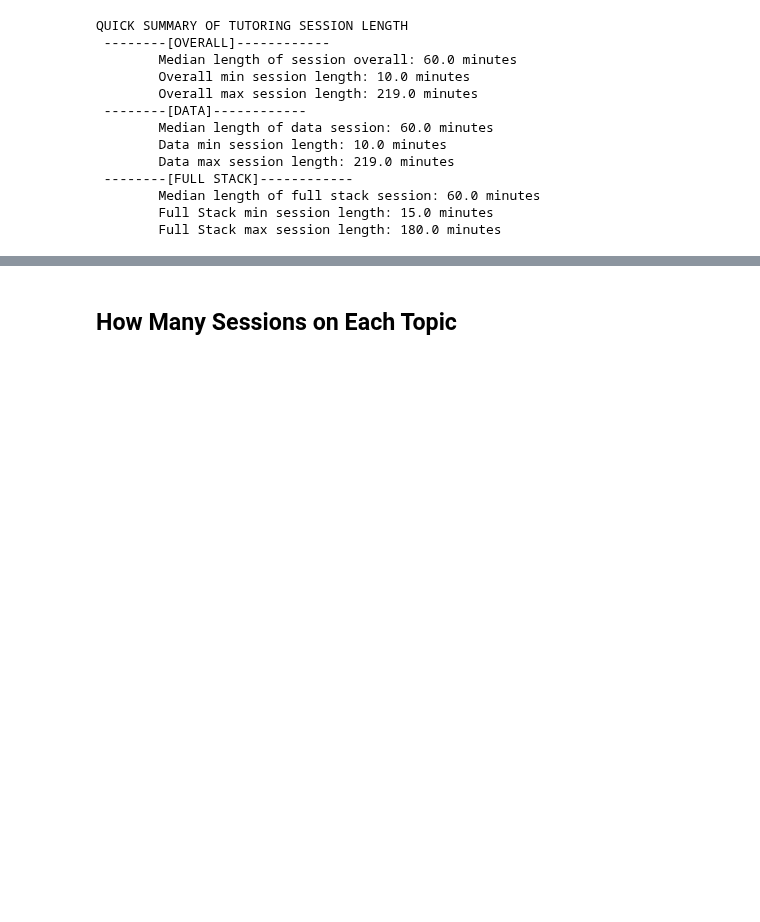
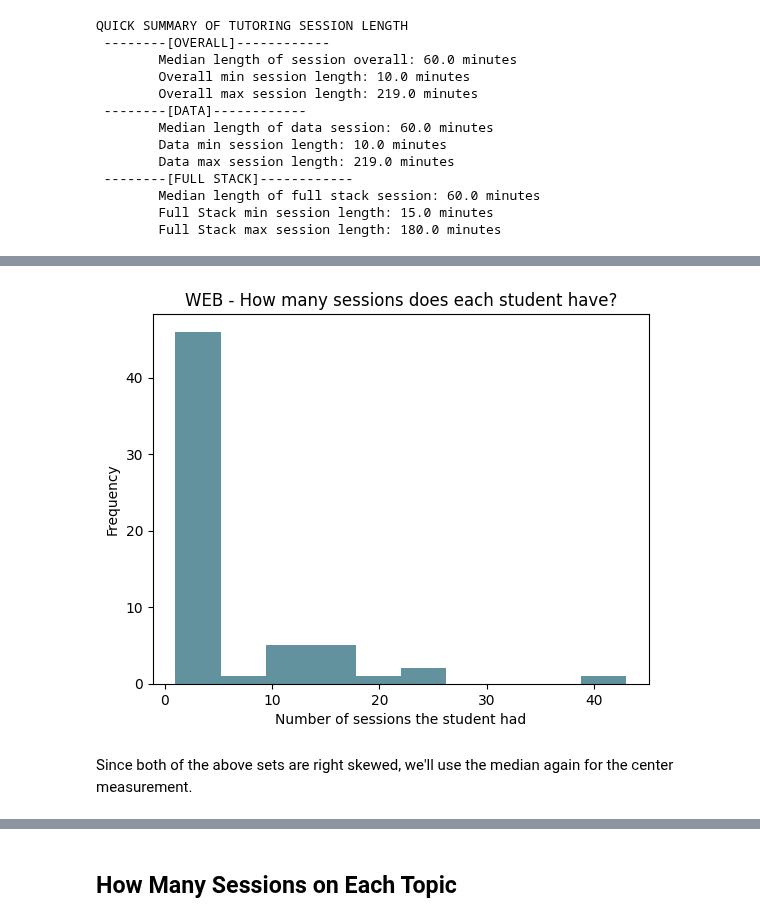
Before and after one commit to de-mark/tutoring_dashboard, a Jupyter notebook: assets/data/data_exploration.ipynb, the cells around one changed output, grey strips where cells are left out. Saved outputs shown, nothing was run; the diff lists cells and outputs as text; code cells hidden in the pictures; blank space fills up the shorter version.

```diff
--- a/assets/data/data_exploration.ipynb
+++ b/assets/data/data_exploration.ipynb
@@ -152,0 +163,9 @@ QUICK SUMMARY OF TUTORING SESSION LENGTH
+# %%
+web_student_sessions.plot.hist(color="#62929e")
+plt.title("WEB - How many sessions does each student have?")
+plt.xlabel("Number of sessions the student had")
+plt.show()
+# %% [output]
+[figure, added]
+# %% [markdown]
+Since both of the above sets are right skewed, we'll use the median again for the center measurement.
```
Also changed, not shown: parts of 4 cells of this notebook.
